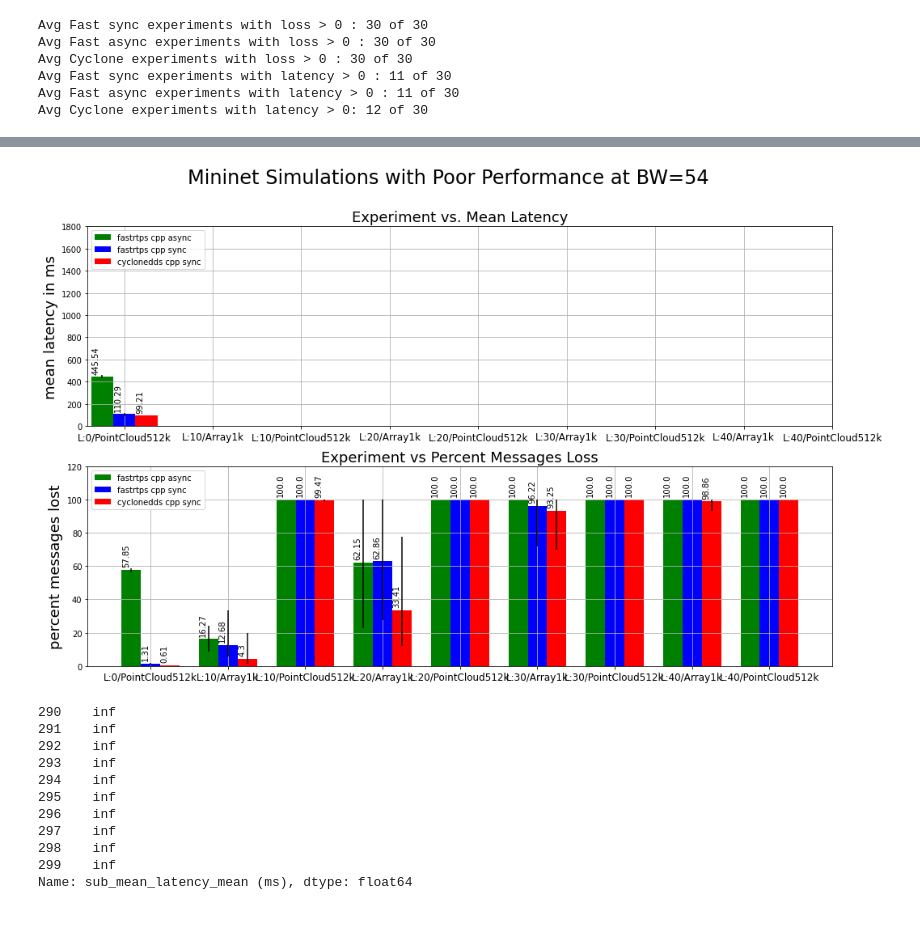
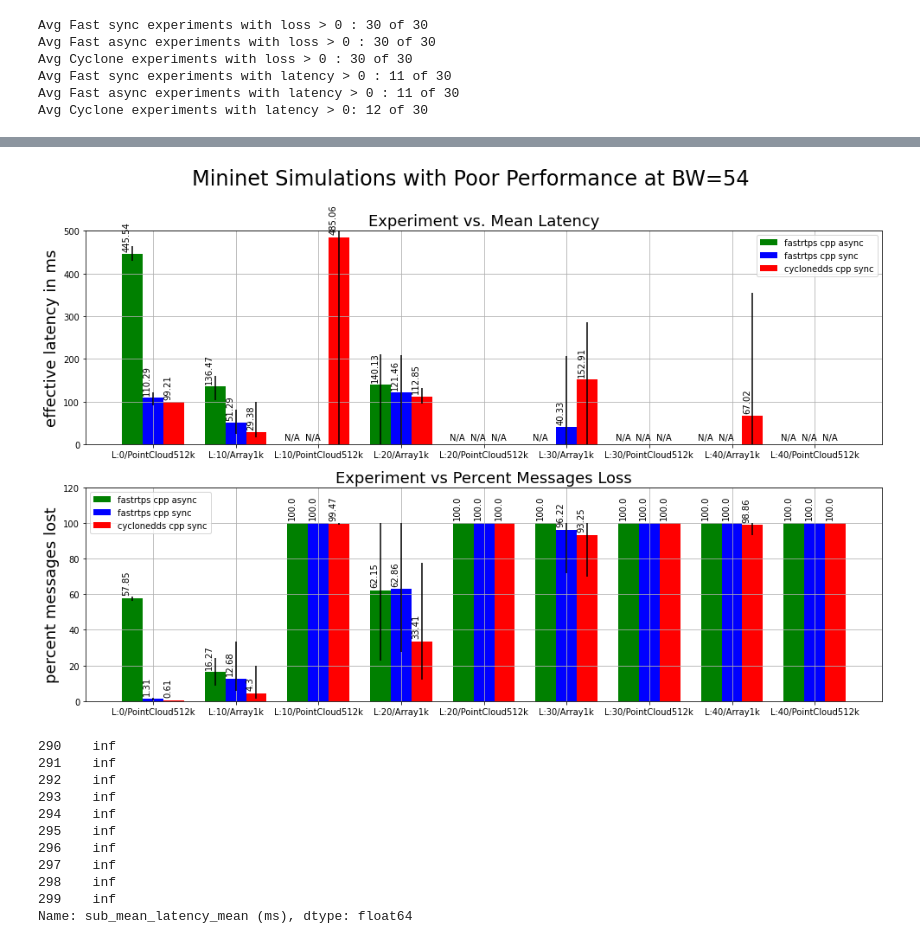
Before and after one commit to osrf/TSC-RMW-Reports, a Jupyter notebook: galactic/MininetExperimentResults.ipynb, the cells around one changed output, grey strips where cells are left out. Cells and saved outputs as stored; diff of their text form; code cells hidden in the pictures.

Commit message:
Latency now calculated holding back time slices that are infinite.

```diff
--- a/galactic/MininetExperimentResults.ipynb
+++ b/galactic/MininetExperimentResults.ipynb
@@ -259,7 +259,7 @@ def average_experimental_runs(df):
         for d in desc_cols:
             temp[d] = run.iloc[0][d]
         # values we want to calculate mean and std for.
-        to_keep = ["sub_mean_latency_max (ms)","lost_prct","sub_mean_latency_mean (ms)"]
+        to_keep = ["sub_mean_latency_max (ms)","lost_prct","sub_mean_latency_mean (ms)","sub_effective_latency"]
         for keep in to_keep:
             temp[keep] = run[keep].mean()
             temp[keep+"_min"] = np.min(run[keep])
@@ -379,11 +395,12 @@ def fixup_error(min_max,mean):
     return min_max
 
 def generate_mininet_plot(fast_sync_df,fast_async_df, cyclone_df, render_set,super_title):
-    to_plot = ['sub_mean_latency_mean (ms)','lost_prct'] #,'mean_sub_cpu_usage (%)']
-    to_std = [['sub_mean_latency_mean (ms)_min','sub_mean_latency_mean (ms)_max'],['lost_prct_min','lost_prct_max']]
-    plot_units = ['mean latency in ms',"percent messages lost"]#"CPU Utilization %"]
+    to_plot = ['sub_effective_latency','lost_prct'] #['sub_mean_latency_mean (ms)','lost_prct'] #,'mean_sub_cpu_usage (%)']
+    to_std = [['sub_effective_latency_min','sub_effective_latency_max'],['lost_prct_min','lost_prct_max']]
+    #to_std = [['sub_mean_latency_mean (ms)_min','sub_mean_latency_mean (ms)_max'],['lost_prct_min','lost_prct_max']]
+    plot_units = ['effective latency in ms',"percent messages lost"]#"CPU Utilization %"]
     titles = ["Experiment vs. Mean Latency", "Experiment vs Percent Messages Loss"]#,"Experiment vs CPU Utilization %"]
-    y_extents = [[0,1800],[0,120]]
+    y_extents = [[0,500],[0,120]]
     fig, ax = plt.subplots(len(to_plot))
     fig.set_size_inches(16.5,10)
     fig.suptitle(super_title,fontsize=24)
@@ -404,6 +421,7 @@ def generate_mininet_plot(fast_sync_df,fast_async_df, cyclone_df, render_set,sup
             fsv = fast_sync_df.loc[(fast_sync_df['bandwidth'] == render[0]) &
                                    (fast_sync_df["loss"] == render[1]) &
                                    (fast_sync_df["message_type"]==render[2])]
+
             fast_s.append(np.round(fsv[data_point].values[0],2))
             fast_s_std[0].append(fsv[to_std[idx][0]].values[0])
             fast_s_std[1].append(fsv[to_std[idx][1]].values[0])
@@ -423,35 +441,35 @@ def generate_mininet_plot(fast_sync_df,fast_async_df, cyclone_df, render_set,sup
             cyclone_std[0].append(cv[to_std[idx][0]].values[0])
             cyclone_std[1].append(cv[to_std[idx][1]].values[0])
 
         x = np.arange(len(render_set))
         sz = 0.25
         ax[idx].grid(which="both")
 
         fast_a_std = fixup_error(fast_a_std,fast_a)
         fast_s_std = fixup_error(fast_s_std,fast_s)
         cyclone_std = fixup_error(cyclone_std,cyclone)
 
 
         fast_a_bar = ax[idx].bar(x + 0.00, fast_a, yerr=fast_a_std, color = 'g', width = sz,label="fastrtps cpp async")
         fast_s_bar = ax[idx].bar(x + sz, fast_s, yerr=fast_s_std,color = 'b', width = sz,label="fastrtps cpp sync")
         cyclone_bar =  ax[idx].bar(x + (sz*2), cyclone,yerr=cyclone_std, color = 'r', width = sz,label="cyclonedds cpp sync")
         autolabel(fast_a_bar,ax[idx])
         autolabel(fast_s_bar,ax[idx])
         autolabel(cyclone_bar,ax[idx])
 
         ax[idx].set_ylim(y_extents[idx])
         ax[idx].set_xticks(x+0.25)
-        ax[idx].set_xticklabels(x_label,rotation=0,fontsize=12)
+        ax[idx].set_xticklabels(x_label,rotation=0,fontsize=10)
         ax[idx].set_ylabel(plot_units[idx],fontsize=18)
         #ax[idx].set_xlabel("Mininet Experimental Conditions")
         ax[idx].set_title(titles[idx],fontsize=18)
         ax[idx].legend()
     return fig
 
 out = generate_mininet_plot(fast_sync_run_avg_df,fast_async_run_avg_df,cyclone_run_avg_df,bw_54,"Mininet Simulations with Poor Performance at BW=54")
 plt.savefig("./plots/PoorPerformersBW54.png")
 # %% [output]
-[figure, old version]
+[figure, new version]
 # %%
 fav = fast_async_df.loc[(fast_async_df['bandwidth'] == 54) &
                         (fast_async_df["loss"] == 10) &
```
Also changed, not shown: parts of 8 cells of this notebook, 4 other files.
